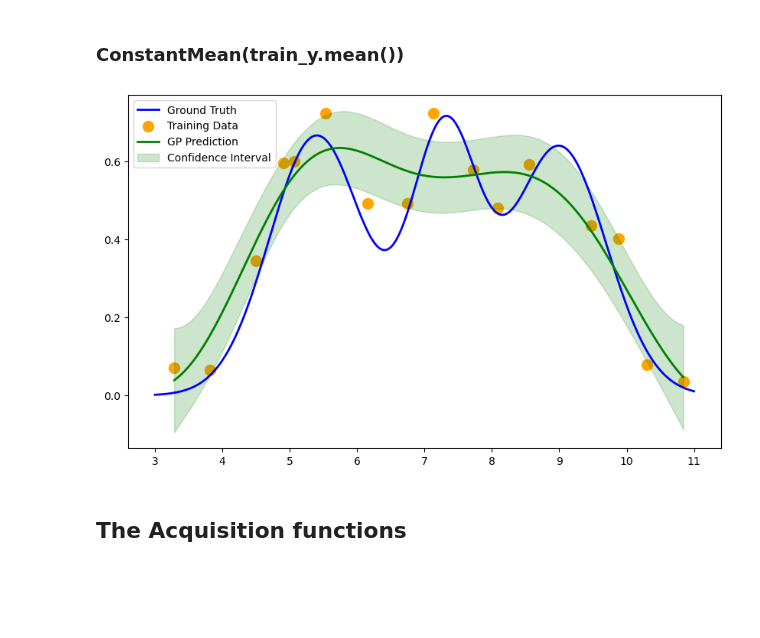
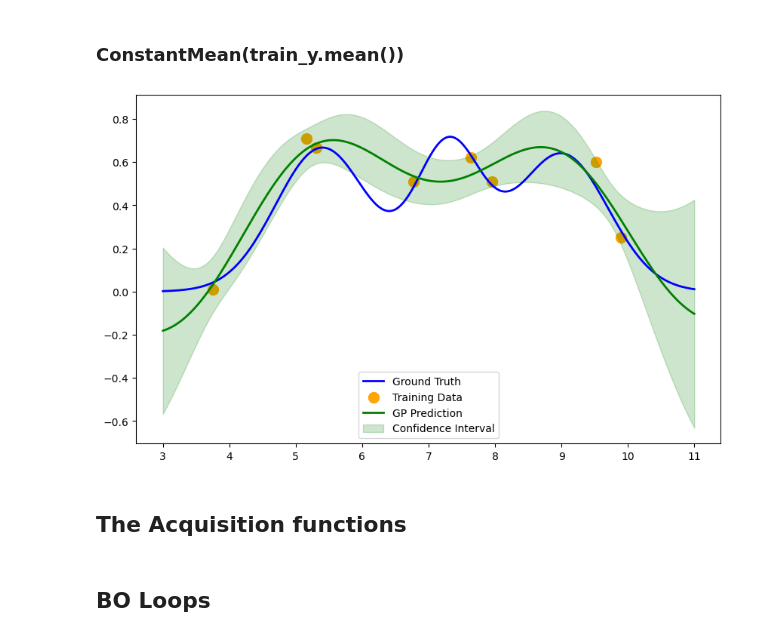
Before and after one commit to lhelleckes/BO_Empirical_Examples, a Jupyter notebook: simple_example.ipynb, the cells around one changed output. Cells and saved outputs as stored; diff of their text form; code cells hidden in the pictures; blank space fills up the shorter version.

Commit message:
Implement iterative BO + adds EI and logEI acquisition functions + fine-tunes case study + adds iterative plotting

```diff
--- a/simple_example.ipynb
+++ b/simple_example.ipynb
@@ -51,7 +51,9 @@ $$
 # %%
 %matplotlib inline
 
-pH_values = np.linspace(3.5, 10.5, 500)
+bounds_pH = (3.5, 10.5)
+
+pH_values = np.linspace(bounds_pH[0], bounds_pH[1], 500)
 num_enzymes = 3
 
 config = {
@@ -168,8 +175,8 @@ noise_params = get_slider_values(noise_sliders)
 Obtain initial datapoints. Utilize sobol sequence to generate initial space filling training data with the generate_noisy_observation function.
 6-8 points should be sufficient.
 # %%
-num_points = 16
-x_init = generate_sobol_points(num_points, range_min=3, range_max=11, seed=SEED)
+num_points = 8
+x_init = generate_sobol_points(num_points, bounds=bounds_pH, seed=SEED)
 enzyme_params = list(extract_widget_values(enzyme_sliders).values())
 
 
@@ -218,13 +229,13 @@ Fit a Botorch GP with RBF Kernel, length scale prior half the distance von xmax-
 ### ConstantMean(train_y.mean())
 # %%
 class CascadeGP(SingleTaskGP):
-    def __init__(self, train_x, train_y):
+    def __init__(self, train_x, train_y, bounds):
         super().__init__(train_x, train_y, outcome_transform=Standardize(m=1))
 
         self.covar_module = ScaleKernel(
             RBFKernel(
                 lengthscale_prior=LogNormalPrior(
-                    loc=np.log((train_x.max() - train_x.min())) / 4, scale=0.2
+                    loc=np.log(np.abs(bounds[0] - bounds[1])) / 4, scale=0.2
                 )
             )
         )
@@ -232,7 +243,7 @@ class CascadeGP(SingleTaskGP):
         self.mean_module.constant.data.fill_(train_y.mean().item())
 
 
-def fit_gp_model(train_x, train_y):
+def fit_gp_model(train_x, train_y, bounds):
     """
     Fit a Gaussian Process model to the training data.
 
@@ -248,7 +259,7 @@ def fit_gp_model(train_x, train_y):
     model : CustomSingleTaskGP
         The fitted Gaussian Process model.
     """
-    model = CascadeGP(train_x, train_y)
+    model = CascadeGP(train_x, train_y, bounds)
 
     # Define the Marginal Log Likelihood (MLL)
     mll = ExactMarginalLogLikelihood(model.likelihood, model)
@@ -258,9 +269,11 @@ def fit_gp_model(train_x, train_y):
     return model
 
 
-gp_model = fit_gp_model(train_x, train_y)
+gp_model = fit_gp_model(train_x=train_x, train_y=train_y, bounds=bounds_pH)
 # %%
-x_test = torch.linspace(train_x.min(), train_x.max(), 800).unsqueeze(-1)
+bounds_ax = (3, 11)
+
+x_test = torch.linspace(bounds_ax[0], bounds_ax[1], 800).unsqueeze(-1)
 
 gp_model.eval()
 with torch.no_grad():
@@ -274,35 +287,35 @@ upper = upper.numpy()
 
 plt.figure(figsize=(10, 6))
 
 # Plot ground truth
-x_ground_truth = np.linspace(3, 11, 200)
+x_ground_truth = np.linspace(bounds_ax[0], bounds_ax[1], 200)
 y_ground_truth, _ = enzyme_truth(x_ground_truth, enzyme_params)
 plt.plot(
     x_ground_truth, y_ground_truth, label="Ground Truth", color="blue", linewidth=2
 )
 
 # Plot training data
 plt.scatter(
     train_x.numpy(), train_y.numpy(), color="orange", label="Training Data", s=100
 )
 
 
 plt.plot(x_test.numpy(), mean, label="GP Prediction", color="green", linewidth=2)
 
 # Plot confidence intervals
 plt.fill_between(
     x_test.squeeze(-1).numpy(),
     lower,
     upper,
     alpha=0.2,
     color="green",
     label="Confidence Interval",
 )
 
 plt.legend()
 plt.show()
 # %% [output]
-[figure, old version]
+[figure, new version]
 # %% [markdown]
 ## The Acquisition functions
 # %%
@@ -321,0 +349,2 @@ def perform_EI(train_x, train_y, bounds, num_candidates):
+# %% [markdown]
+## BO Loops
```
Also changed, not shown: parts of 12 cells of this notebook, 1 other file.
